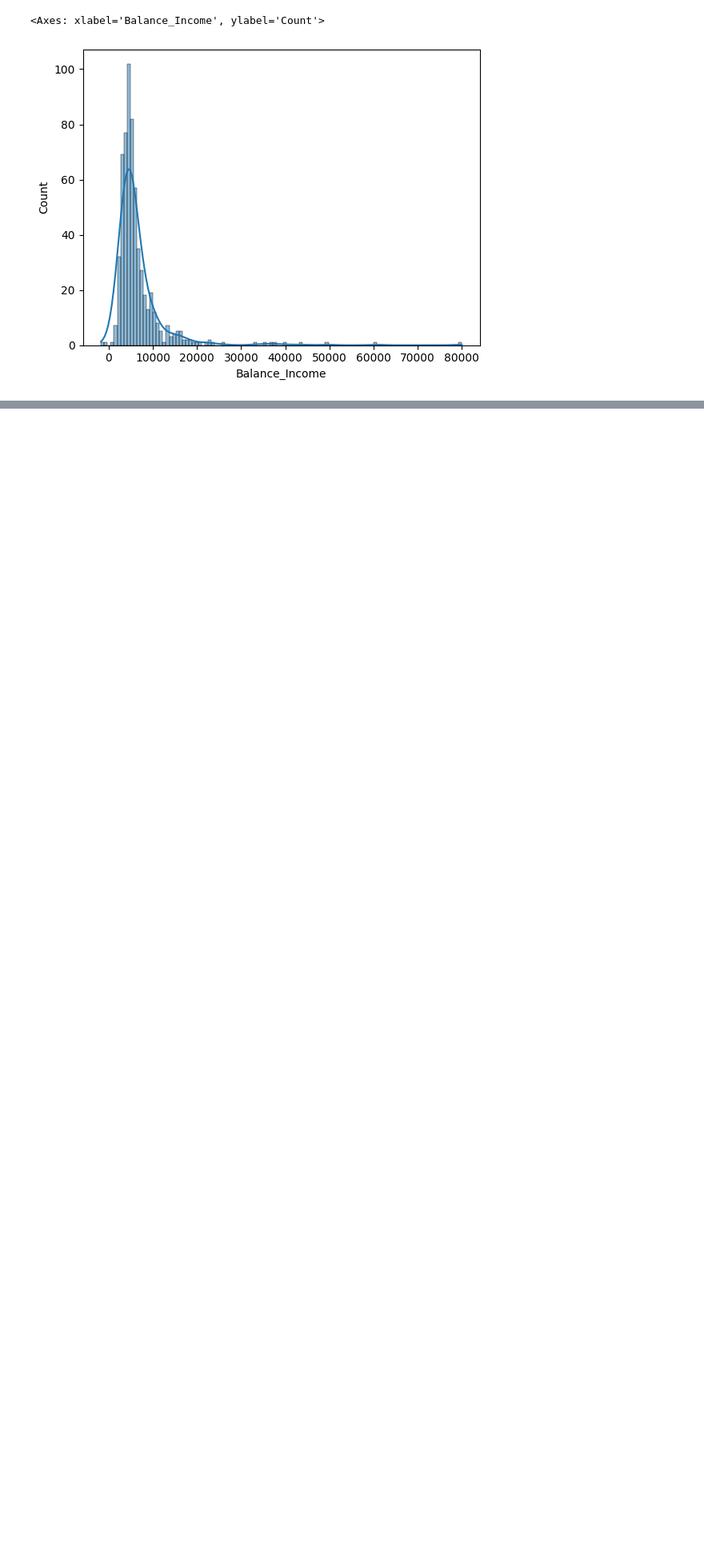
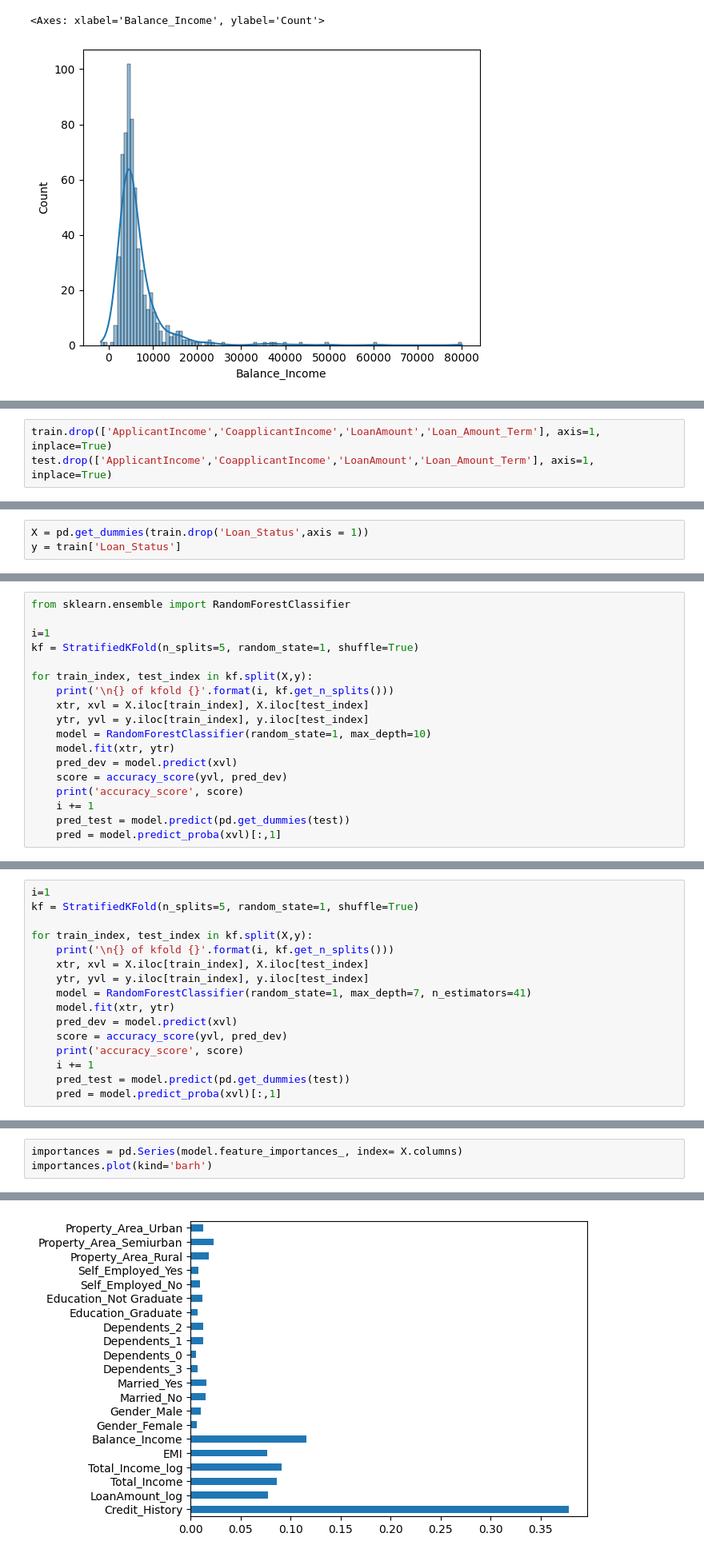
Before and after one commit to statbuster/loan-prediction, a Jupyter notebook: main.ipynb, the cells around one changed output, grey strips where cells are left out. Shown: that part at 80% size. Cells and saved outputs as stored; diff of their text form; blank space fills up the shorter version.

```diff
--- a/main.ipynb
+++ b/main.ipynb
@@ -467,0 +473,3 @@ sns.histplot(train['Balance_Income'], kde=True)
+# %%
+train.drop(['ApplicantIncome','CoapplicantIncome','LoanAmount','Loan_Amount_Term'], axis=1, inplace=True)
+test.drop(['ApplicantIncome','CoapplicantIncome','LoanAmount','Loan_Amount_Term'], axis=1, inplace=True)
@@ -467,0 +478,3 @@ sns.histplot(train['Balance_Income'], kde=True)
+# %%
+X = pd.get_dummies(train.drop('Loan_Status',axis = 1))
+y = train['Loan_Status']
@@ -467,0 +553,18 @@ sns.histplot(train['Balance_Income'], kde=True)
+# %%
+from sklearn.ensemble import RandomForestClassifier
+
+i=1
+kf = StratifiedKFold(n_splits=5, random_state=1, shuffle=True)
+
+for train_index, test_index in kf.split(X,y):
+    print('\n{} of kfold {}'.format(i, kf.get_n_splits()))
+    xtr, xvl = X.iloc[train_index], X.iloc[test_index]
+    ytr, yvl = y.iloc[train_index], y.iloc[test_index]
+    model = RandomForestClassifier(random_state=1, max_depth=10)
+    model.fit(xtr, ytr)
+    pred_dev = model.predict(xvl)
+    score = accuracy_score(yvl, pred_dev)
+    print('accuracy_score', score)
+    i += 1
+    pred_test = model.predict(pd.get_dummies(test))
+    pred = model.predict_proba(xvl)[:,1]
@@ -467,0 +598,16 @@ sns.histplot(train['Balance_Income'], kde=True)
+# %%
+i=1
+kf = StratifiedKFold(n_splits=5, random_state=1, shuffle=True)
+
+for train_index, test_index in kf.split(X,y):
+    print('\n{} of kfold {}'.format(i, kf.get_n_splits()))
+    xtr, xvl = X.iloc[train_index], X.iloc[test_index]
+    ytr, yvl = y.iloc[train_index], y.iloc[test_index]
+    model = RandomForestClassifier(random_state=1, max_depth=7, n_estimators=41)
+    model.fit(xtr, ytr)
+    pred_dev = model.predict(xvl)
+    score = accuracy_score(yvl, pred_dev)
+    print('accuracy_score', score)
+    i += 1
+    pred_test = model.predict(pd.get_dummies(test))
+    pred = model.predict_proba(xvl)[:,1]
@@ -467,0 +629,4 @@ sns.histplot(train['Balance_Income'], kde=True)
+# %%
+importances = pd.Series(model.feature_importances_, index= X.columns)
+importances.plot(kind='barh')
+# %% [output]
@@ -467,0 +634 @@ sns.histplot(train['Balance_Income'], kde=True)
+[figure, added]
```
Also changed, not shown: parts of 14 cells of this notebook.
